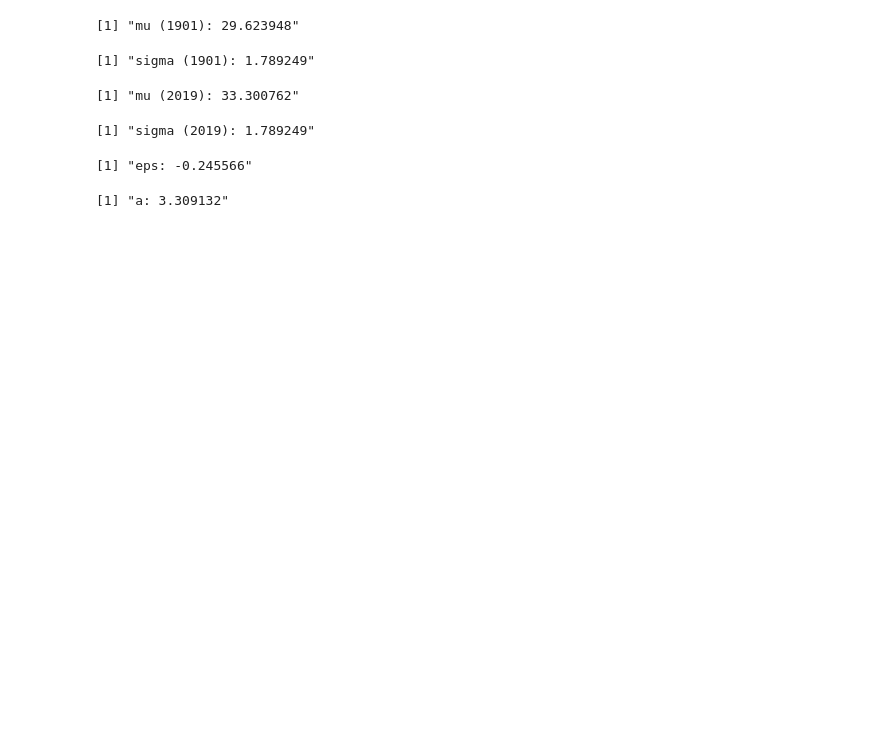
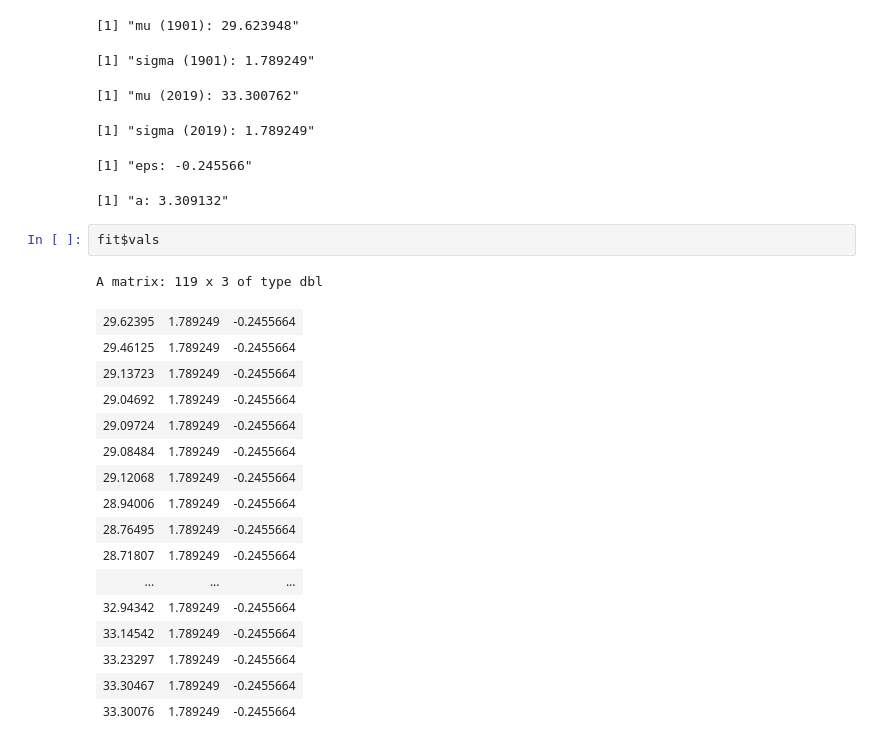
Before and after one commit to C3S-attribution-service/ToolsTesting, a Jupyter notebook: fit_gev.ipynb, the cells around one changed output. Cells and saved outputs as stored; diff of their text form; blank space fills up the shorter version.

```diff
--- a/fit_gev.ipynb
+++ b/fit_gev.ipynb
@@ -128,3 +132,23 @@ sprintf("a: %f", a_2019)
 [1] "sigma (2019): 1.789249"
 [1] "eps: -0.245566"
 [1] "a: 3.309132"
+# %%
+fit$vals
+# %% [output]
+A matrix: 119 x 3 of type dbl
+| 29.62395 | 1.789249 | -0.2455664 |
+| 29.46125 | 1.789249 | -0.2455664 |
+| 29.13723 | 1.789249 | -0.2455664 |
+| 29.04692 | 1.789249 | -0.2455664 |
+| 29.09724 | 1.789249 | -0.2455664 |
+| 29.08484 | 1.789249 | -0.2455664 |
+| 29.12068 | 1.789249 | -0.2455664 |
+| 28.94006 | 1.789249 | -0.2455664 |
+| 28.76495 | 1.789249 | -0.2455664 |
+| 28.71807 | 1.789249 | -0.2455664 |
+| ... | ... | ... |
+| 32.94342 | 1.789249 | -0.2455664 |
+| 33.14542 | 1.789249 | -0.2455664 |
+| 33.23297 | 1.789249 | -0.2455664 |
+| 33.30467 | 1.789249 | -0.2455664 |
+| 33.30076 | 1.789249 | -0.2455664 |
```
Also changed, not shown: parts of 5 cells of this notebook.
